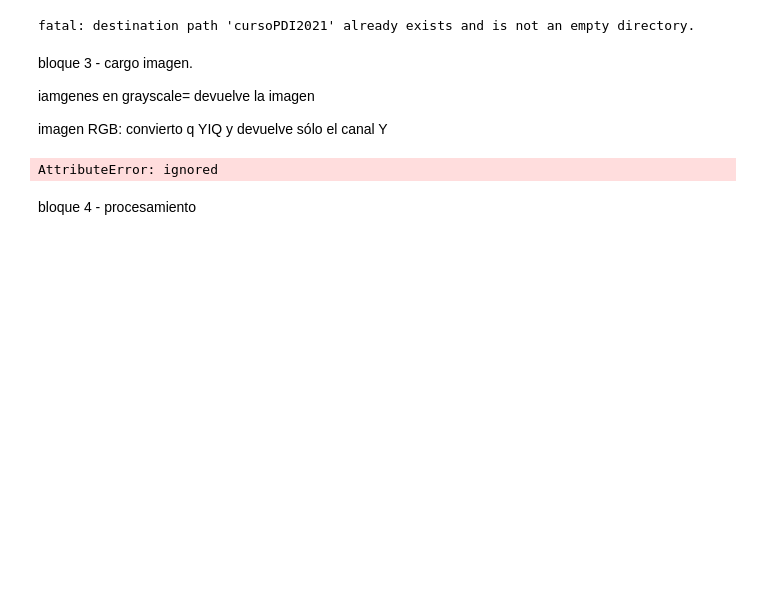
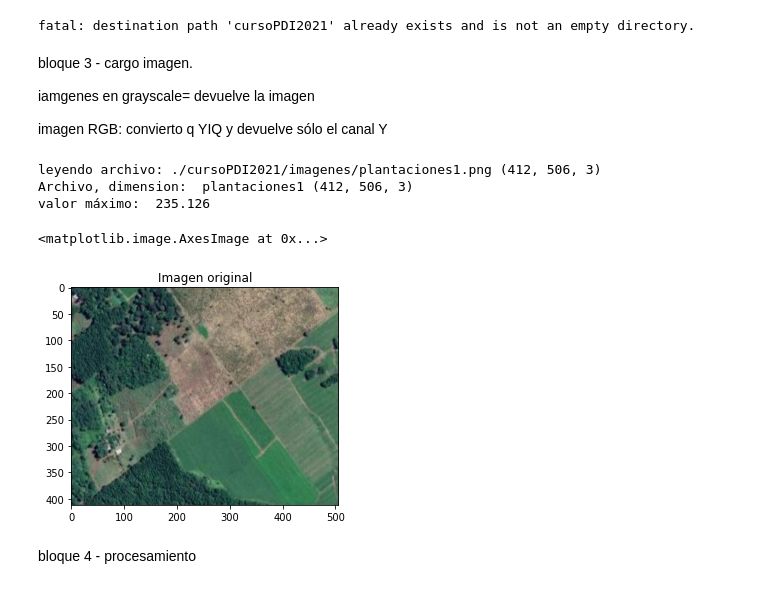
Before and after one commit to juangross/cAM, a Jupyter notebook: PDI_TP8_v1.ipynb, the cells around one changed output. Saved outputs shown, nothing was run; the diff lists cells and outputs as text; code cells hidden in the pictures; blank space fills up the shorter version.

```diff
--- a/PDI_TP8_v1.ipynb
+++ b/PDI_TP8_v1.ipynb
@@ -65,32 +65,36 @@ imagen RGB: convierto q YIQ y devuelve sólo el canal Y
 # %%
 path="./cursoPDI2021/imagenes/"
 ext="png"
 
 #Procurar buscar imágenes que tengan el mismo tamaño
-archi = "Philips_PM5544.svg640" #@param [ 'Philips_PM5544.svg320','Philips_PM5544.svg640', '320px-RCA_Indian_Head_Test_Pattern.svg320', '640px-RCA_Indian_Head_Test_Pattern.svg']
+archi = "plantaciones1" #@param [ 'Philips_PM5544.svg320','Philips_PM5544.svg640', '320px-RCA_Indian_Head_Test_Pattern.svg320', '640px-RCA_Indian_Head_Test_Pattern.svg','chip1r','chip2','chip3-gray', 'plantaciones1', 'mac_atrofica','mac_subatr']
 
 imagen=leerIMG(archi)
 
 print("Archivo, dimension: ", archi, imagen.shape)
 
 if (len(imagen.shape) >2):
   #la imagen tiene mas de 1 canal.
-  imagen=imagen.astype('float')//255 #normalizo
-  imagen=np.clip(imagen,0.,1.)  #recorto los valores extremos al rango [0:1]
+  #img2=imagen.astype('float')//255 #normalizo
+  #img3=np.clip(img2,0.,1.)  #recorto los valores extremos al rango [0:1]
 
   imagen_yiq=RGB_TO_YIQ(imagen)
   #print("Canales: ", imagen_yiq.shape)
   img=imagen_yiq[:,:,0]
 
 else:
   #tiene un sólo canal
   img=imagen
 
 print("valor máximo: ",np.max(img))
 plt.title("Imagen original")
 plt.imshow( imagen.astype('uint8') )
 # %% [output]
-AttributeError: ignored
+leyendo archivo: ./cursoPDI2021/imagenes/plantaciones1.png (412, 506, 3)
+Archivo, dimension:  plantaciones1 (412, 506, 3)
+valor máximo:  235.126
+<matplotlib.image.AxesImage at 0x...>
+[figure, added]
 # %% [markdown]
 bloque 4 - procesamiento
 # %%
```
Also changed, not shown: parts of 1 cell of this notebook.
